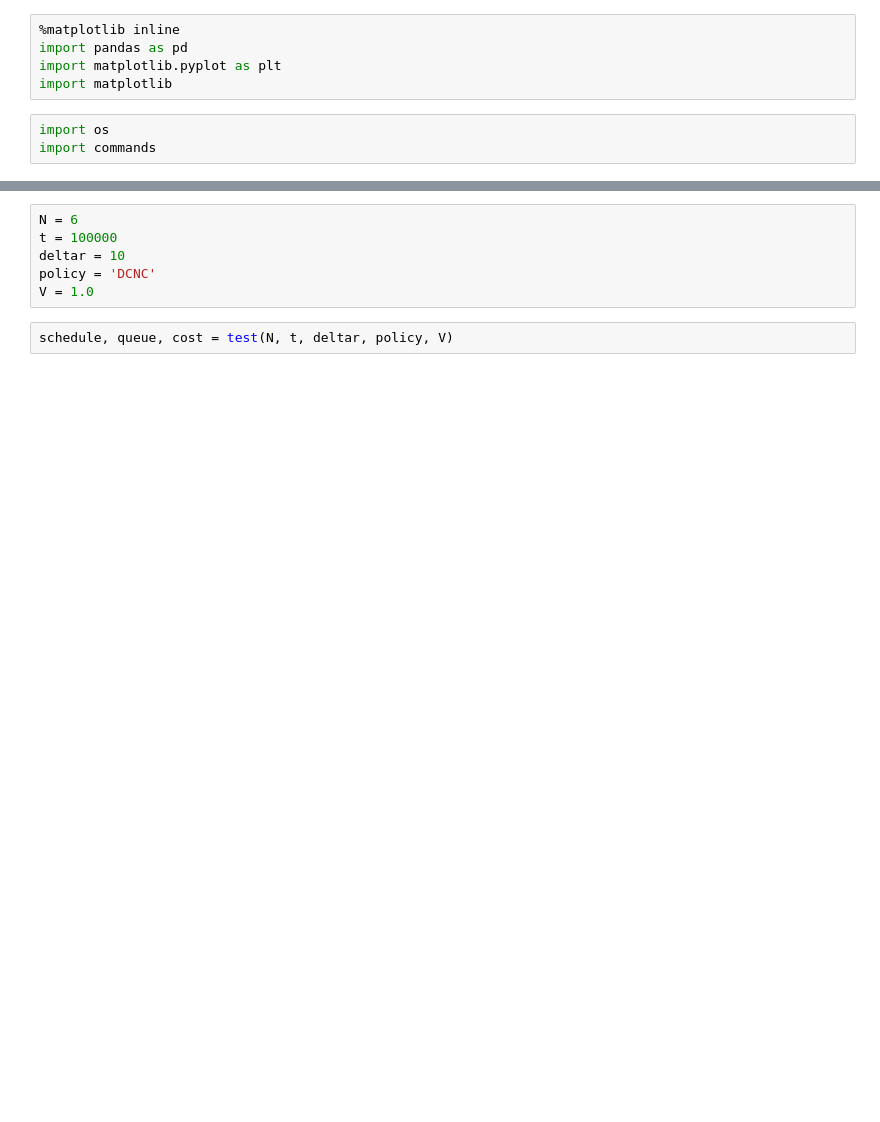
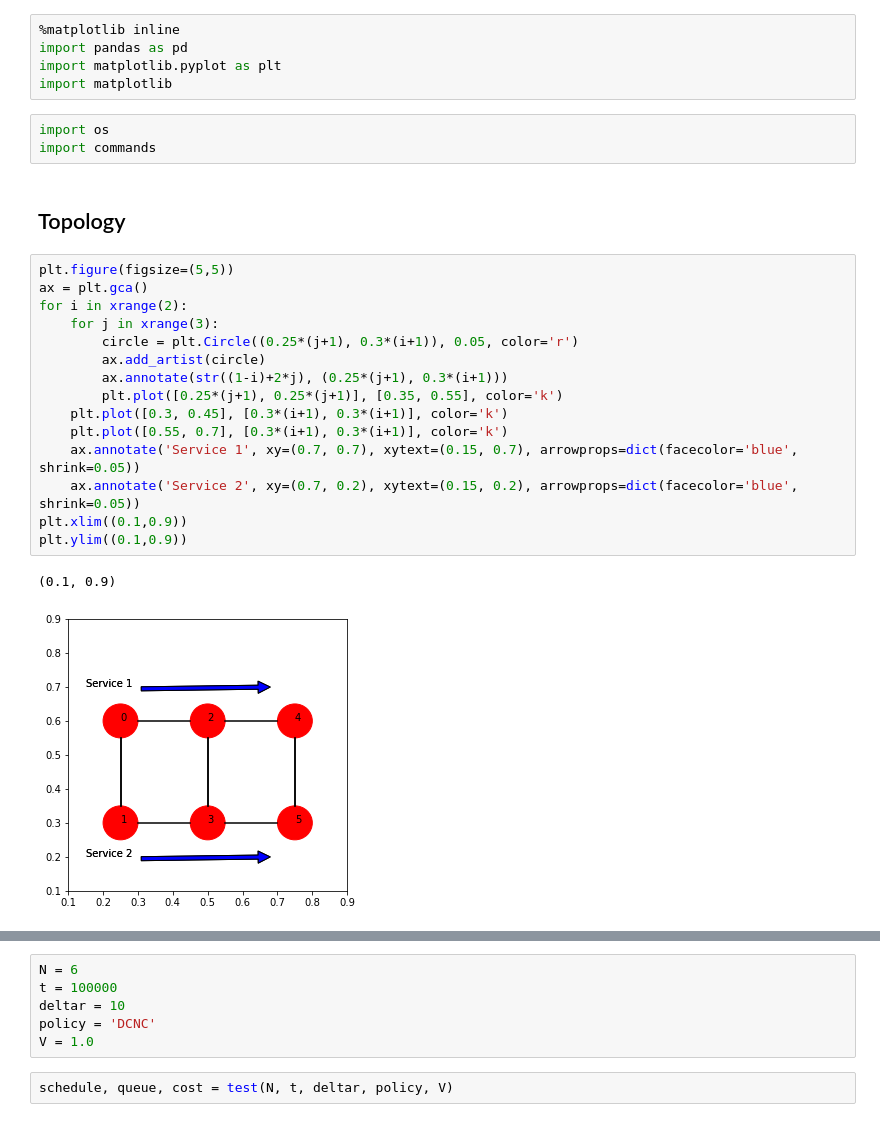
Before and after one commit to 2204bestdvd/cloud_reconfiguration, a Jupyter notebook: process_sim.ipynb, the cells around one changed output, grey strips where cells are left out. Drawn from its saved outputs; the diff is of its cells as text; blank space fills up the shorter version.

```diff
--- a/process_sim.ipynb
+++ b/process_sim.ipynb
@@ -6,3 +6,23 @@ import matplotlib
 # %%
 import os
 import commands
+# %% [markdown]
+## Topology
+# %%
+plt.figure(figsize=(5,5))
+ax = plt.gca()
+for i in xrange(2):
+    for j in xrange(3):
+        circle = plt.Circle((0.25*(j+1), 0.3*(i+1)), 0.05, color='r')
+        ax.add_artist(circle)
+        ax.annotate(str((1-i)+2*j), (0.25*(j+1), 0.3*(i+1)))
+        plt.plot([0.25*(j+1), 0.25*(j+1)], [0.35, 0.55], color='k')
+    plt.plot([0.3, 0.45], [0.3*(i+1), 0.3*(i+1)], color='k')
+    plt.plot([0.55, 0.7], [0.3*(i+1), 0.3*(i+1)], color='k')
+    ax.annotate('Service 1', xy=(0.7, 0.7), xytext=(0.15, 0.7), arrowprops=dict(facecolor='blue', shrink=0.05))
+    ax.annotate('Service 2', xy=(0.7, 0.2), xytext=(0.15, 0.2), arrowprops=dict(facecolor='blue', shrink=0.05))
+plt.xlim((0.1,0.9))
+plt.ylim((0.1,0.9))
+# %% [output]
+(0.1, 0.9)
+[figure, added]
```
Also changed, not shown: parts of 27 cells of this notebook.
